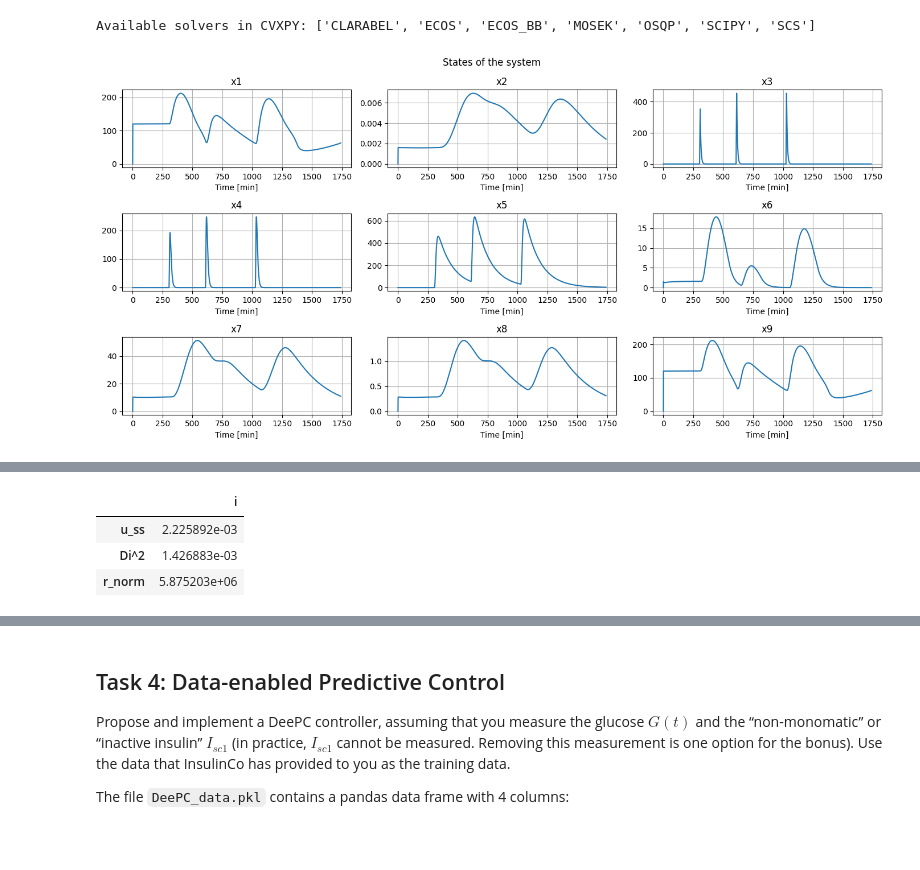
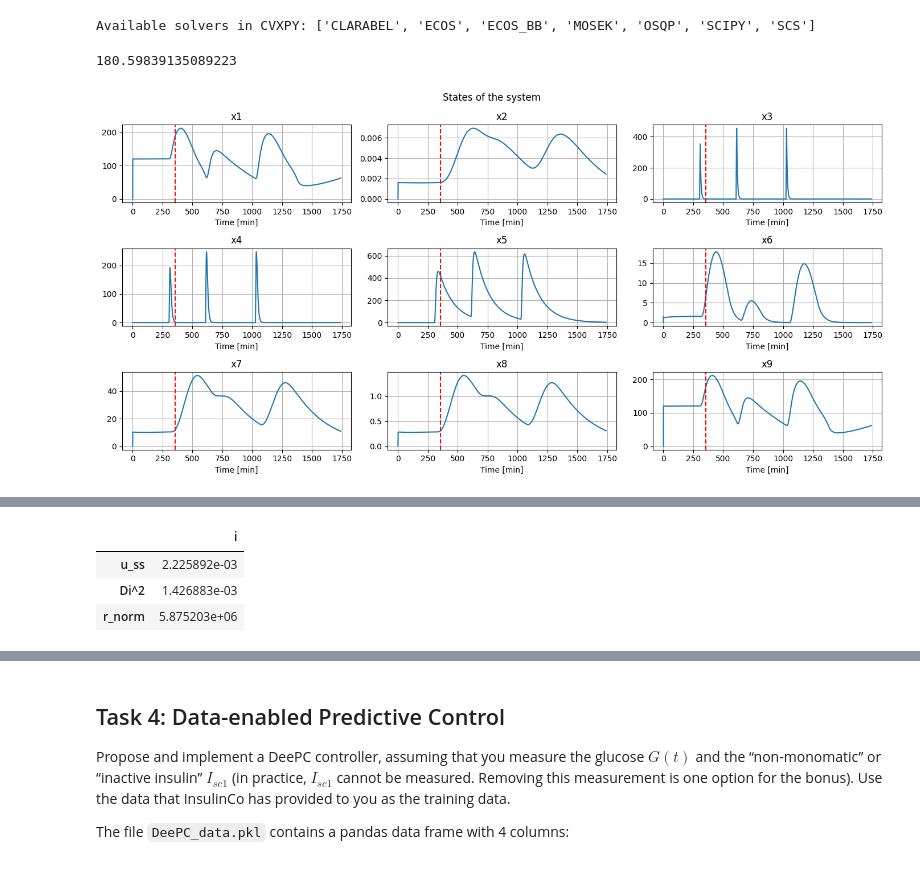
Before and after one commit to Jackmastro/MPC_DeePC_COCO, a Jupyter notebook: COCO2024project.ipynb, the cells around one changed output, grey strips where cells are left out. Cells and saved outputs as stored; diff of their text form; code cells hidden in the pictures.

```diff
--- a/COCO2024project.ipynb
+++ b/COCO2024project.ipynb
@@ -797,6 +796,10 @@ import matplotlib.pyplot as plt
 
 states = pid_controller.x
 time_simulation = np.arange(0, states.shape[0], 1)
+
+# Find the time when x[8] reaches 180 mg/dl
+time_180 = np.where(states[:, 8] >= 180)[0][0]
+print(states[time_180, 8])
 
 # Plot the states in 9 subplots
 fig, axs = plt.subplots(3, 3, figsize=(14, 7))
@@ -807,39 +810,42 @@ for i in range(9):
     axs[i//3, i%3].set_title(f'x{i+1}')
     axs[i//3, i%3].set_xlabel('Time [min]')
     axs[i//3, i%3].grid(True)
+    # display a vertical line at the time when x[8] reaches 180 mg/dl
+    axs[i//3, i%3].axvline(x=time_180, color='r', linestyle='--')
 
 plt.tight_layout()
 plt.show()
 
 # For Q (and S)
 xss = pid_controller.xss
 
 column_names = [f'x{i}' for i in range(1, len(xss) + 1)]
 df_x = pd.DataFrame((xss).reshape(-1,9), columns=column_names, index=['x_ss'])
 
 # x_max = pid_controller.x_lim
 x_max = np.max(pid_controller.x, axis=0)
 
 df_x = pd.concat([df_x, pd.DataFrame((x_max).reshape(-1,9), columns=column_names, index=['x_max'])])
 df_x = pd.concat([df_x, pd.DataFrame((x_max - xss).reshape(-1,9), columns=column_names, index=['Dx'])])
 delta_x_square = (x_max - xss)**2
 df_x = pd.concat([df_x, pd.DataFrame(delta_x_square.reshape(-1,9), columns=column_names, index=['Dx^2'])])
 normalization_Q = delta_x_square[8] / delta_x_square
 df_x = pd.concat([df_x, pd.DataFrame(normalization_Q.reshape(-1,9), columns=column_names, index=['Q_norm'])])
 display(df_x)
 
 # For r
 uss = pid_controller.uss
 
 df_i = pd.DataFrame(uss, columns=['i'], index=['u_ss'])
 
 delta_i_square = (0.04 - uss)**2
 df_i = pd.concat([df_i, pd.DataFrame(delta_i_square, columns=['i'], index=['Di^2'])])
 normalization_r = delta_x_square[8] / delta_i_square
 df_i = pd.concat([df_i, pd.DataFrame(normalization_r, columns=['i'], index=['r_norm'])])
 display(df_i)
 # %% [output]
+180.59839135089223
-[figure, old version]
+[figure, new version]
 |  | x1 | x2 | x3 | x4 | x5 | x6 | x7 | x8 | x9 |
 | x_ss | 120.000000 | 1.601439e-03 | 0.000000 | 0.000000 | 0.000000 | 1.508147 | 10.273468 | 0.282689 | 120.000000 |
 | x_max | 212.109026 | 6.922945e-03 | 453.944180 | 247.563177 | 635.803343 | 17.874357 | 51.505054 | 1.413693 | 211.559972 |
```
Also changed, not shown: parts of 5 cells of this notebook, 2 other files.
